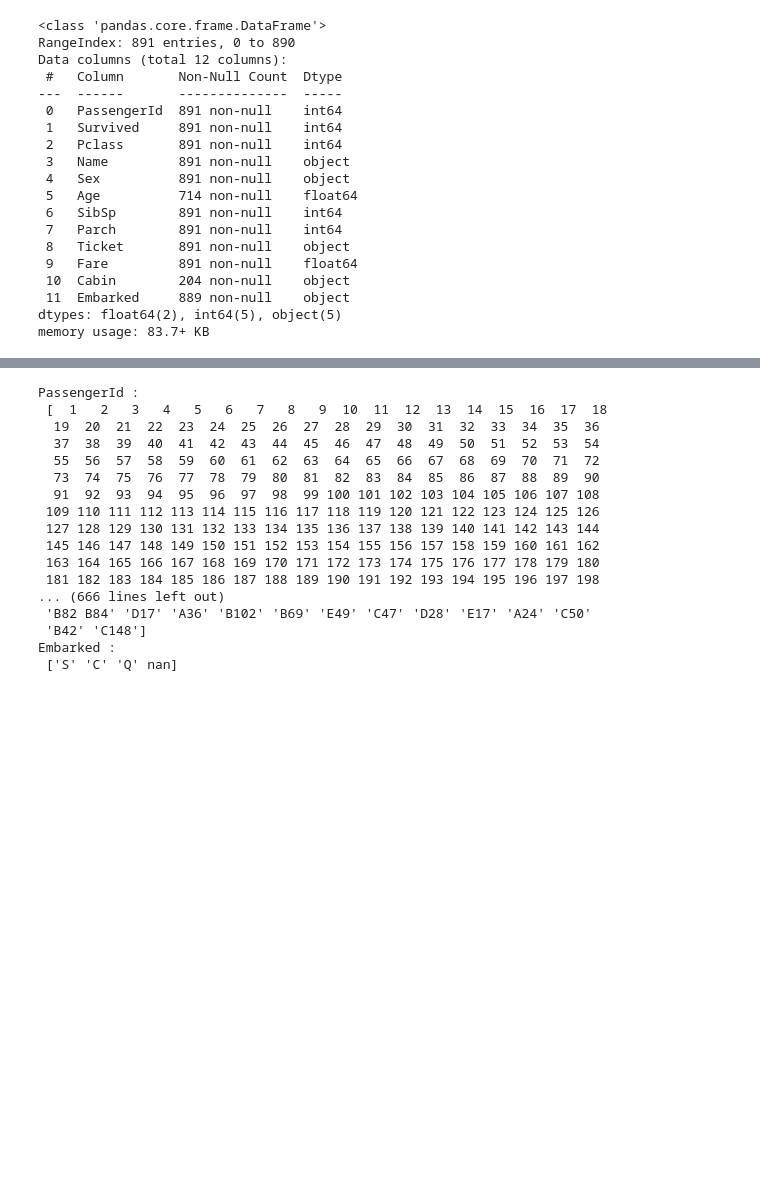
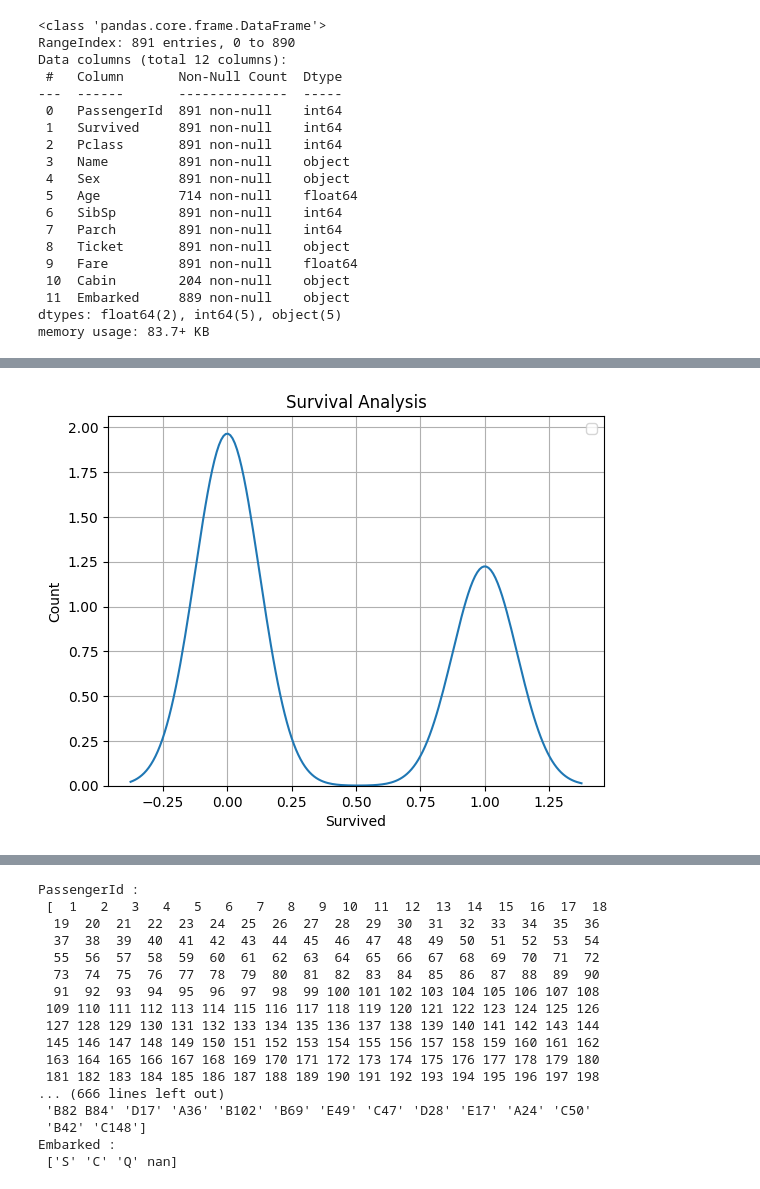
Before and after one commit to ankitg-02/Titanic, a Jupyter notebook: Titanic1.ipynb, the cells around one changed output, grey strips where cells are left out. Saved outputs shown, nothing was run; the diff lists cells and outputs as text; code cells hidden in the pictures; blank space fills up the shorter version.

```diff
--- a/Titanic1.ipynb
+++ b/Titanic1.ipynb
@@ -84,3 +84,13 @@ Data columns (total 12 columns):
  11  Embarked     889 non-null    object
 dtypes: float64(2), int64(5), object(5)
 memory usage: 83.7+ KB
+# %%
+#analysis to get the survival of people in the titanic
+sns.kdeplot(train['Survived'])
+plt.legend()
+plt.title('Survival Analysis')
+plt.xlabel('Survived')
+plt.ylabel('Count')
+plt.grid(True)
+plt.show()
+# %% [output]
@@ -86,0 +98 @@ memory usage: 83.7+ KB
+[figure, added]
```
Also changed, not shown: parts of 11 cells of this notebook.
